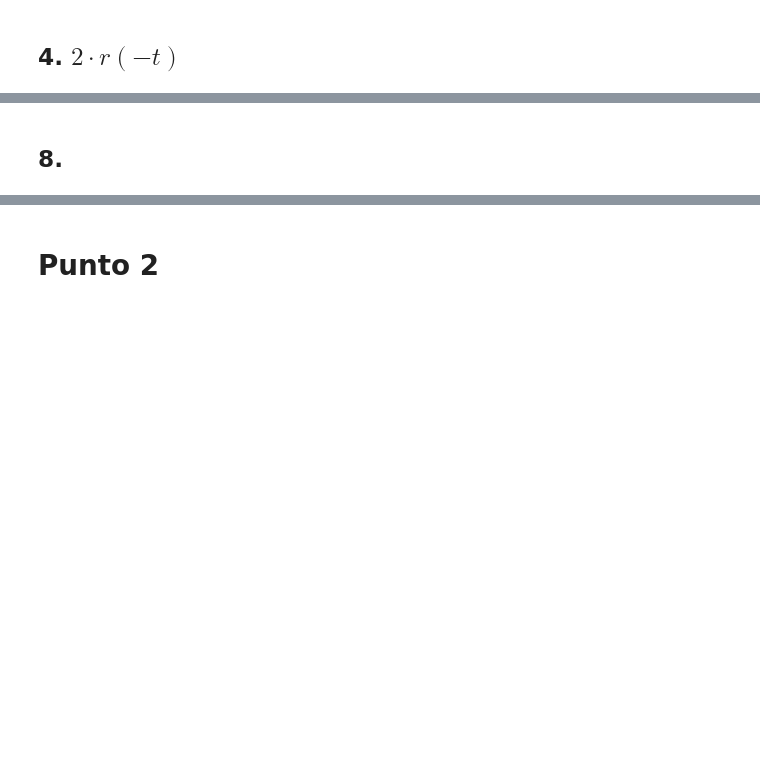
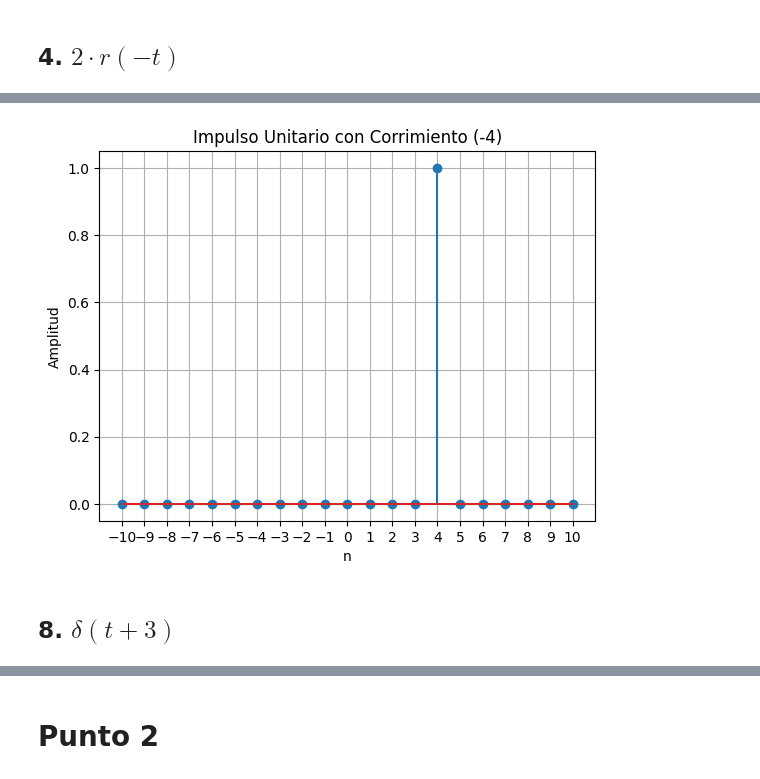
Before and after one commit to fg-edu-tep/Senales-Lab, a Jupyter notebook: lab2/Laboratorio_2_2025_1.ipynb, the cells around one changed output, grey strips where cells are left out. Saved outputs shown, nothing was run; the diff lists cells and outputs as text; code cells hidden in the pictures; blank space fills up the shorter version.

```diff
--- a/lab2/Laboratorio_2_2025_1.ipynb
+++ b/lab2/Laboratorio_2_2025_1.ipynb
@@ -222,2 +267,10 @@ plt.show()  # Se muestra la gráfica
+# %%
+# Se define el valor de delay para el impulso
+delay_impulso = -4
+
+#  Se calcula y grafica la función impulso
+unit_impulse(delay_impulso)
+# %% [output]
+[figure, added]
 # %% [markdown]
-## 8.
+## 8. $δ(t + 3)$
```
Also changed, not shown: parts of 8 cells of this notebook.
